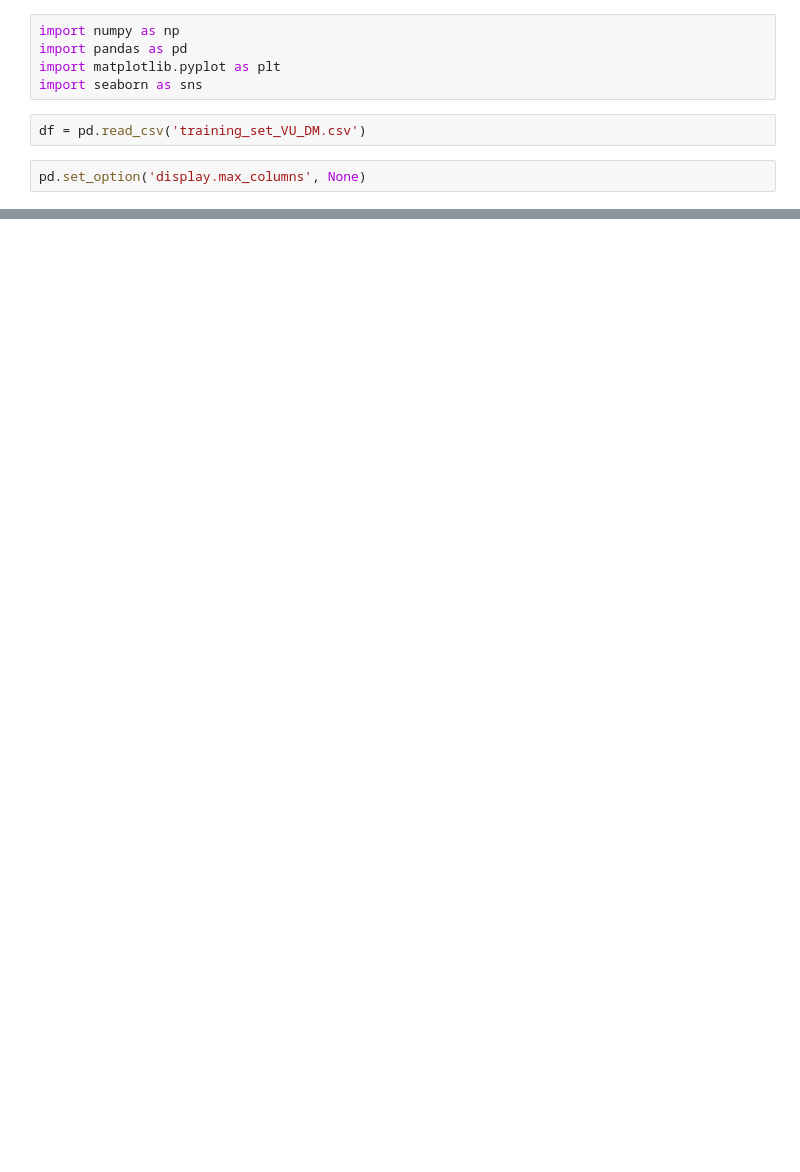
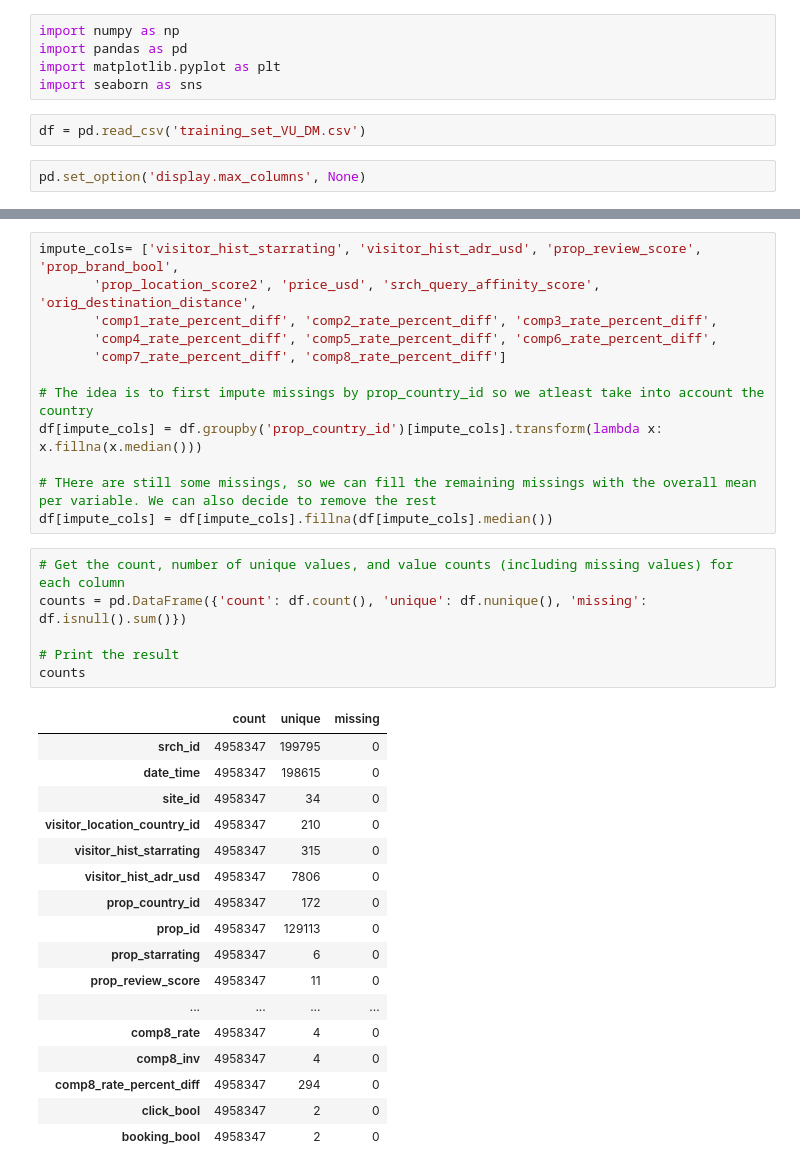
Before and after one commit to Frederikevanesch/Data-mining-assignment-2, a Jupyter notebook: DMT_assignment2_DataPrep_JP.ipynb, the cells around one changed output, grey strips where cells are left out. Saved outputs shown, nothing was run; the diff lists cells and outputs as text; blank space fills up the shorter version.

```diff
--- a/DMT_assignment2_DataPrep_JP.ipynb
+++ b/DMT_assignment2_DataPrep_JP.ipynb
@@ -136,0 +152,36 @@ Text(0.5, 1.0, 'Time Series of room price by date time of search')
+# %%
+impute_cols= ['visitor_hist_starrating', 'visitor_hist_adr_usd', 'prop_review_score', 'prop_brand_bool',
+       'prop_location_score2', 'price_usd', 'srch_query_affinity_score', 'orig_destination_distance',
+       'comp1_rate_percent_diff', 'comp2_rate_percent_diff', 'comp3_rate_percent_diff',
+       'comp4_rate_percent_diff', 'comp5_rate_percent_diff', 'comp6_rate_percent_diff',
+       'comp7_rate_percent_diff', 'comp8_rate_percent_diff']
+
+# The idea is to first impute missings by prop_country_id so we atleast take into account the country
+df[impute_cols] = df.groupby('prop_country_id')[impute_cols].transform(lambda x: x.fillna(x.median()))
+
+# THere are still some missings, so we can fill the remaining missings with the overall mean per variable. We can also decide to remove the rest
+df[impute_cols] = df[impute_cols].fillna(df[impute_cols].median())
+# %%
+# Get the count, number of unique values, and value counts (including missing values) for each column
+counts = pd.DataFrame({'count': df.count(), 'unique': df.nunique(), 'missing': df.isnull().sum()})
+
+# Print the result
+counts
+# %% [output]
+|  | count | unique | missing |
+| srch_id | 4958347 | 199795 | 0 |
+| date_time | 4958347 | 198615 | 0 |
+| site_id | 4958347 | 34 | 0 |
+| visitor_location_country_id | 4958347 | 210 | 0 |
+| visitor_hist_starrating | 4958347 | 315 | 0 |
+| visitor_hist_adr_usd | 4958347 | 7806 | 0 |
+| prop_country_id | 4958347 | 172 | 0 |
+| prop_id | 4958347 | 129113 | 0 |
+| prop_starrating | 4958347 | 6 | 0 |
+| prop_review_score | 4958347 | 11 | 0 |
+| ... | ... | ... | ... |
+| comp8_rate | 4958347 | 4 | 0 |
+| comp8_inv | 4958347 | 4 | 0 |
+| comp8_rate_percent_diff | 4958347 | 294 | 0 |
+| click_bool | 4958347 | 2 | 0 |
+| booking_bool | 4958347 | 2 | 0 |
```
Also changed, not shown: parts of 17 cells of this notebook, 1 other file.
